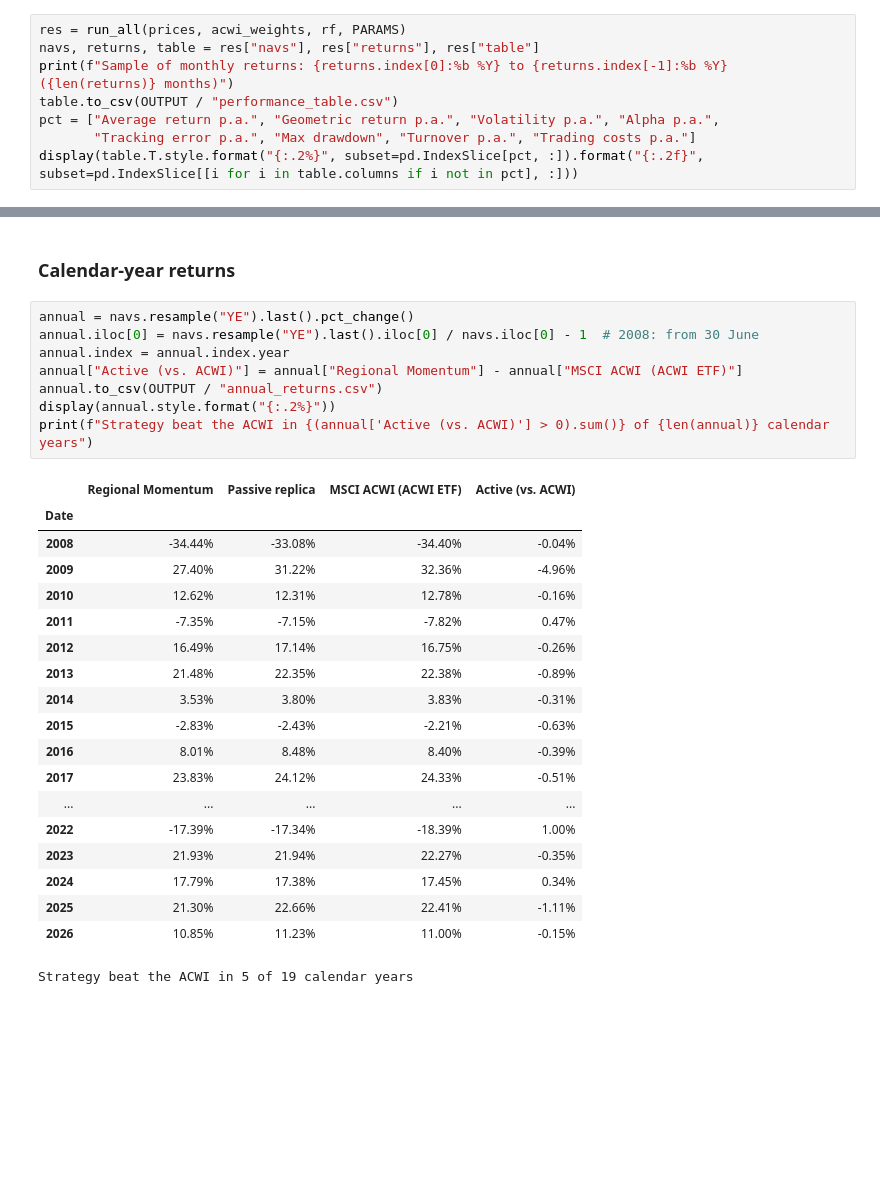
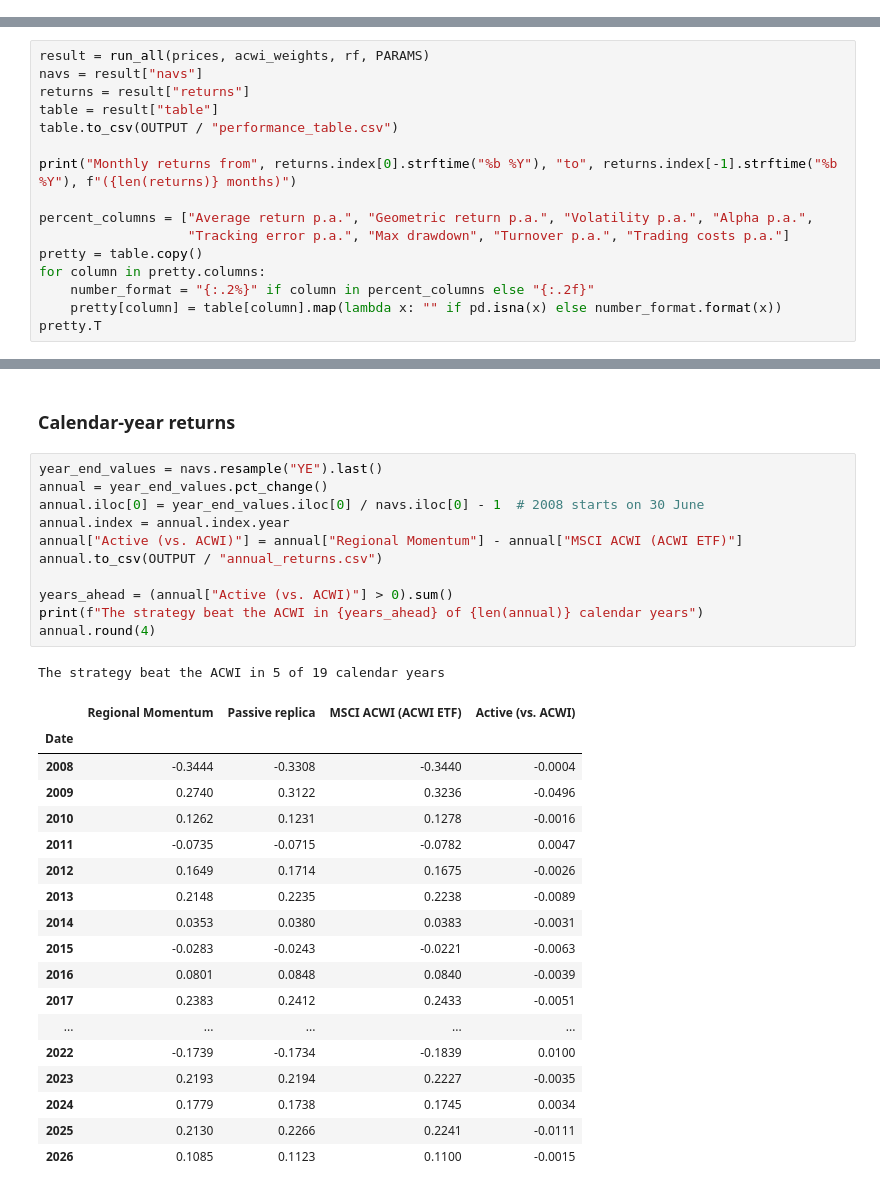
Before and after one commit to donderfelix-spec/fm_group, a Jupyter notebook: notebook/regional_momentum.ipynb, the cells around one changed output, grey strips where cells are left out. Saved outputs shown, nothing was run; the diff lists cells and outputs as text; blank space fills up the shorter version.

```diff
--- a/notebook/regional_momentum.ipynb
+++ b/notebook/regional_momentum.ipynb
@@ -553,8 +0,0 @@ trades are executed at that close. Between rebalancing dates weights drift with
-# %%
-res = run_all(prices, acwi_weights, rf, PARAMS)
-navs, returns, table = res["navs"], res["returns"], res["table"]
-print(f"Sample of monthly returns: {returns.index[0]:%b %Y} to {returns.index[-1]:%b %Y} ({len(returns)} months)")
-table.to_csv(OUTPUT / "performance_table.csv")
-pct = ["Average return p.a.", "Geometric return p.a.", "Volatility p.a.", "Alpha p.a.",
-       "Tracking error p.a.", "Max drawdown", "Turnover p.a.", "Trading costs p.a."]
-display(table.T.style.format("{:.2%}", subset=pd.IndexSlice[pct, :]).format("{:.2f}", subset=pd.IndexSlice[[i for i in table.columns if i not in pct], :]))
@@ -605,0 +652,16 @@ plt.show()
+# %%
+result = run_all(prices, acwi_weights, rf, PARAMS)
+navs = result["navs"]
+returns = result["returns"]
+table = result["table"]
+table.to_csv(OUTPUT / "performance_table.csv")
+
+print("Monthly returns from", returns.index[0].strftime("%b %Y"), "to", returns.index[-1].strftime("%b %Y"), f"({len(returns)} months)")
+
+percent_columns = ["Average return p.a.", "Geometric return p.a.", "Volatility p.a.", "Alpha p.a.",
+                   "Tracking error p.a.", "Max drawdown", "Turnover p.a.", "Trading costs p.a."]
+pretty = table.copy()
+for column in pretty.columns:
+    number_format = "{:.2%}" if column in percent_columns else "{:.2f}"
+    pretty[column] = table[column].map(lambda x: "" if pd.isna(x) else number_format.format(x))
+pretty.T
@@ -666,31 +787,34 @@ Rebalancing on 2026-06-30, ACWI weights from holdings as of 2026-04-30, turnover
 # %% [markdown]
 ### Calendar-year returns
 # %%
-annual = navs.resample("YE").last().pct_change()
-annual.iloc[0] = navs.resample("YE").last().iloc[0] / navs.iloc[0] - 1  # 2008: from 30 June
+year_end_values = navs.resample("YE").last()
+annual = year_end_values.pct_change()
+annual.iloc[0] = year_end_values.iloc[0] / navs.iloc[0] - 1  # 2008 starts on 30 June
 annual.index = annual.index.year
 annual["Active (vs. ACWI)"] = annual["Regional Momentum"] - annual["MSCI ACWI (ACWI ETF)"]
 annual.to_csv(OUTPUT / "annual_returns.csv")
-display(annual.style.format("{:.2%}"))
-print(f"Strategy beat the ACWI in {(annual['Active (vs. ACWI)'] > 0).sum()} of {len(annual)} calendar years")
+
+years_ahead = (annual["Active (vs. ACWI)"] > 0).sum()
+print(f"The strategy beat the ACWI in {years_ahead} of {len(annual)} calendar years")
+annual.round(4)
 # %% [output]
+The strategy beat the ACWI in 5 of 19 calendar years
 |  | Regional Momentum | Passive replica | MSCI ACWI (ACWI ETF) | Active (vs. ACWI) |
 | Date |  |  |  |  |
-| 2008 | -34.44% | -33.08% | -34.40% | -0.04% |
-| 2009 | 27.40% | 31.22% | 32.36% | -4.96% |
-| 2010 | 12.62% | 12.31% | 12.78% | -0.16% |
-| 2011 | -7.35% | -7.15% | -7.82% | 0.47% |
-| 2012 | 16.49% | 17.14% | 16.75% | -0.26% |
-| 2013 | 21.48% | 22.35% | 22.38% | -0.89% |
-| 2014 | 3.53% | 3.80% | 3.83% | -0.31% |
-| 2015 | -2.83% | -2.43% | -2.21% | -0.63% |
-| 2016 | 8.01% | 8.48% | 8.40% | -0.39% |
-| 2017 | 23.83% | 24.12% | 24.33% | -0.51% |
+| 2008 | -0.3444 | -0.3308 | -0.3440 | -0.0004 |
+| 2009 | 0.2740 | 0.3122 | 0.3236 | -0.0496 |
+| 2010 | 0.1262 | 0.1231 | 0.1278 | -0.0016 |
+| 2011 | -0.0735 | -0.0715 | -0.0782 | 0.0047 |
+| 2012 | 0.1649 | 0.1714 | 0.1675 | -0.0026 |
+| 2013 | 0.2148 | 0.2235 | 0.2238 | -0.0089 |
+| 2014 | 0.0353 | 0.0380 | 0.0383 | -0.0031 |
+| 2015 | -0.0283 | -0.0243 | -0.0221 | -0.0063 |
+| 2016 | 0.0801 | 0.0848 | 0.0840 | -0.0039 |
+| 2017 | 0.2383 | 0.2412 | 0.2433 | -0.0051 |
 | ... | ... | ... | ... | ... |
-| 2022 | -17.39% | -17.34% | -18.39% | 1.00% |
-| 2023 | 21.93% | 21.94% | 22.27% | -0.35% |
-| 2024 | 17.79% | 17.38% | 17.45% | 0.34% |
-| 2025 | 21.30% | 22.66% | 22.41% | -1.11% |
-| 2026 | 10.85% | 11.23% | 11.00% | -0.15% |
+| 2022 | -0.1739 | -0.1734 | -0.1839 | 0.0100 |
+| 2023 | 0.2193 | 0.2194 | 0.2227 | -0.0035 |
+| 2024 | 0.1779 | 0.1738 | 0.1745 | 0.0034 |
+| 2025 | 0.2130 | 0.2266 | 0.2241 | -0.0111 |
+| 2026 | 0.1085 | 0.1123 | 0.1100 | -0.0015 |
-Strategy beat the ACWI in 5 of 19 calendar years
 # %% [markdown]
```
Also changed, not shown: parts of 61 cells of this notebook, 2 other files.
